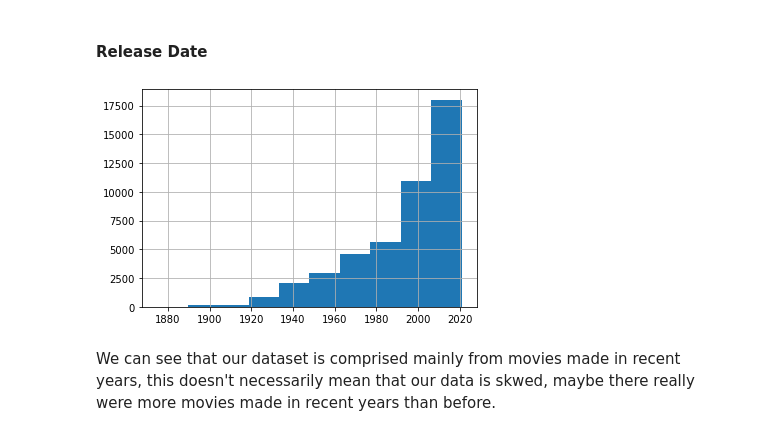
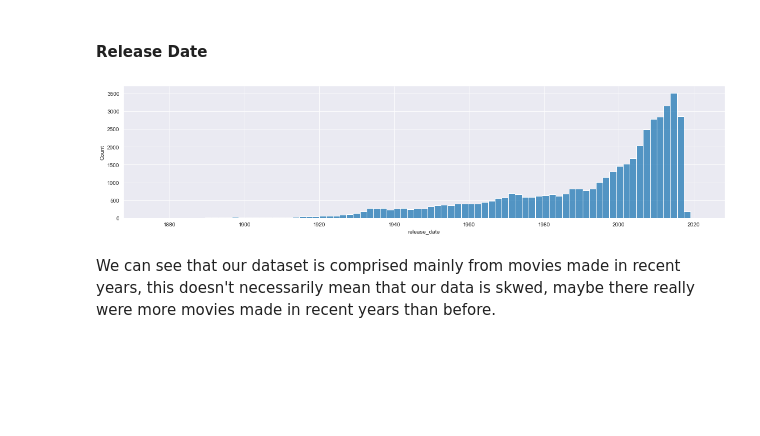
Before and after one commit to adi-benz/movies-rating-analysis, a Jupyter notebook: analysis.ipynb, the cells around one changed output. Drawn from its saved outputs; the diff is of its cells as text; code cells hidden in the pictures; blank space fills up the shorter version.

```diff
--- a/analysis.ipynb
+++ b/analysis.ipynb
@@ -162,11 +190,11 @@ plt.show()
 English is the most dominent language in our dataset, while there's also French, Italian, Japanease, German, Spanish, Russian and more.
 # %% [markdown]
 #### Release Date
-# %%
-movies['release_date'].hist()
-plt.show()
-# %% [output]
-[figure, removed]
+# %%
+sns.displot(data=movies, x="release_date", height=4, aspect=4)
+plt.show()
+# %% [output]
+[figure, added]
 # %% [markdown]
 We can see that our dataset is comprised mainly from movies made in recent years, this doesn't necessarily mean that our data is skwed, maybe there really were more movies made in recent years than before.
 # %%
```
Also changed, not shown: parts of 19 cells of this notebook.
